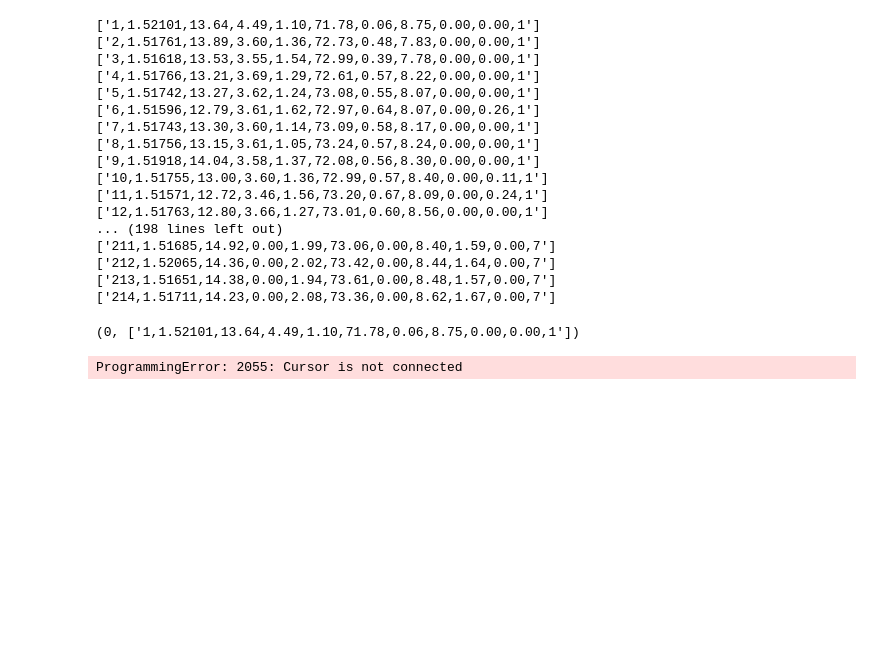
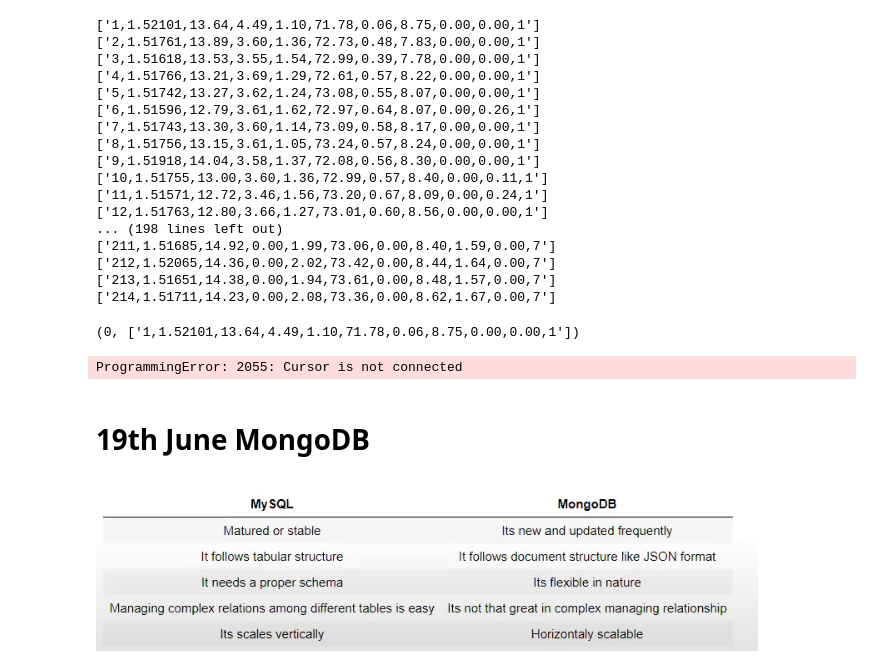
Before and after one commit to KarthikRaghavan-Annamalai/Data-Science-Machine-Learning, a Jupyter notebook: Notebooks/Data_Science_Machine_Learning_Part_3.ipynb, the cells around one changed output. Cells and saved outputs as stored; diff of their text form; code cells hidden in the pictures; blank space fills up the shorter version.

```diff
--- a/Notebooks/Data_Science_Machine_Learning_Part_3.ipynb
+++ b/Notebooks/Data_Science_Machine_Learning_Part_3.ipynb
@@ -404,0 +407,2 @@ ProgrammingError: 2055: Cursor is not connected
+# %% [markdown]
+# 19th June MongoDB
@@ -404,0 +416,5 @@ ProgrammingError: 2055: Cursor is not connected
+# %%
+from IPython.display import Image
+Image(r'C:\Users\KARTHIKRAGHAVAN\Desktop\Ineuron\Query Languages\SQl vs NoSQL.png')
+# %% [output]
+[figure, added]
```
Also changed, not shown: parts of 14 cells of this notebook, 3 other files.
